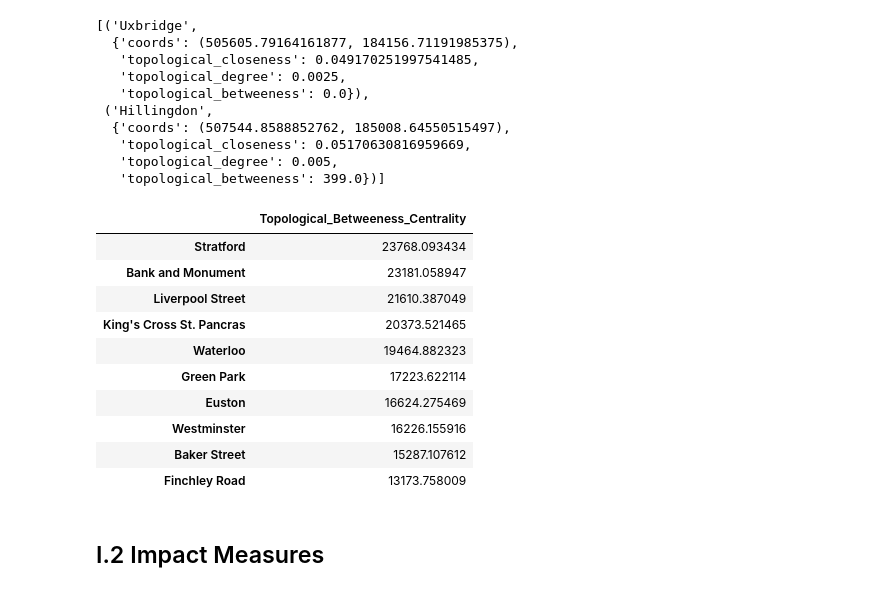
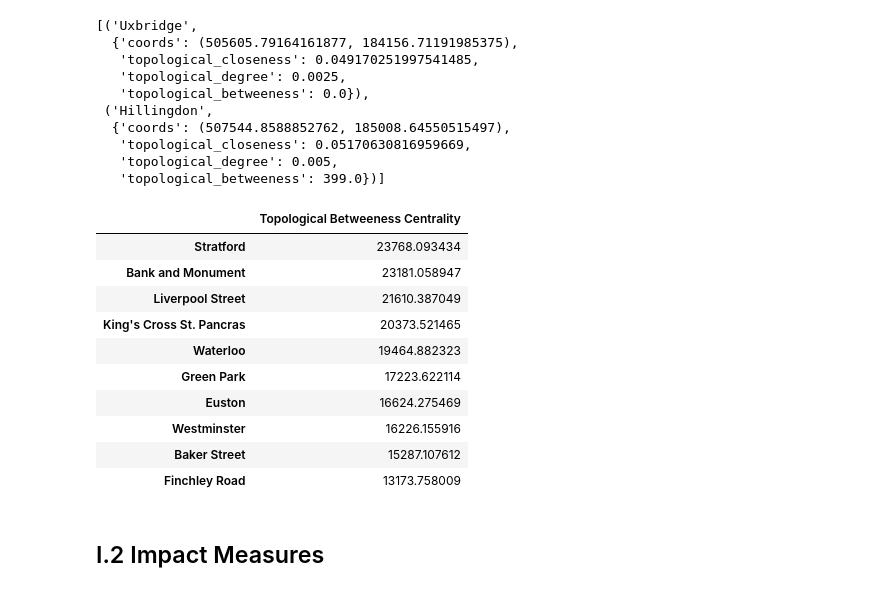
Before and after one commit to NikhilSDesai/UrbanSimulation, a Jupyter notebook: Final_Assessment.ipynb, the cells around one changed output. Saved outputs shown, nothing was run; the diff lists cells and outputs as text; code cells hidden in the pictures.

```diff
--- a/Final_Assessment.ipynb
+++ b/Final_Assessment.ipynb
@@ -277,17 +277,17 @@ list(G.nodes(data=True))[0:2]
 # %%
 # convert to df
 df_top_bet = pd.DataFrame(index=G.nodes())
-df_top_bet["Topological_Betweeness_Centrality"] = pd.Series(
+df_top_bet["Topological Betweeness Centrality"] = pd.Series(
     nx.get_node_attributes(G, "topological_betweeness")
 )
 
 # print top 10
 df_sorted = df_top_bet.sort_values(
-    ["Topological_Betweeness_Centrality"], ascending=False
+    ["Topological Betweeness Centrality"], ascending=False
 )
 df_sorted[0:10]
 # %% [output]
-|  | Topological_Betweeness_Centrality |
+|  | Topological Betweeness Centrality |
 | Stratford | 23768.093434 |
 | Bank and Monument | 23181.058947 |
 | Liverpool Street | 21610.387049 |
```
Also changed, not shown: parts of 16 cells of this notebook.
